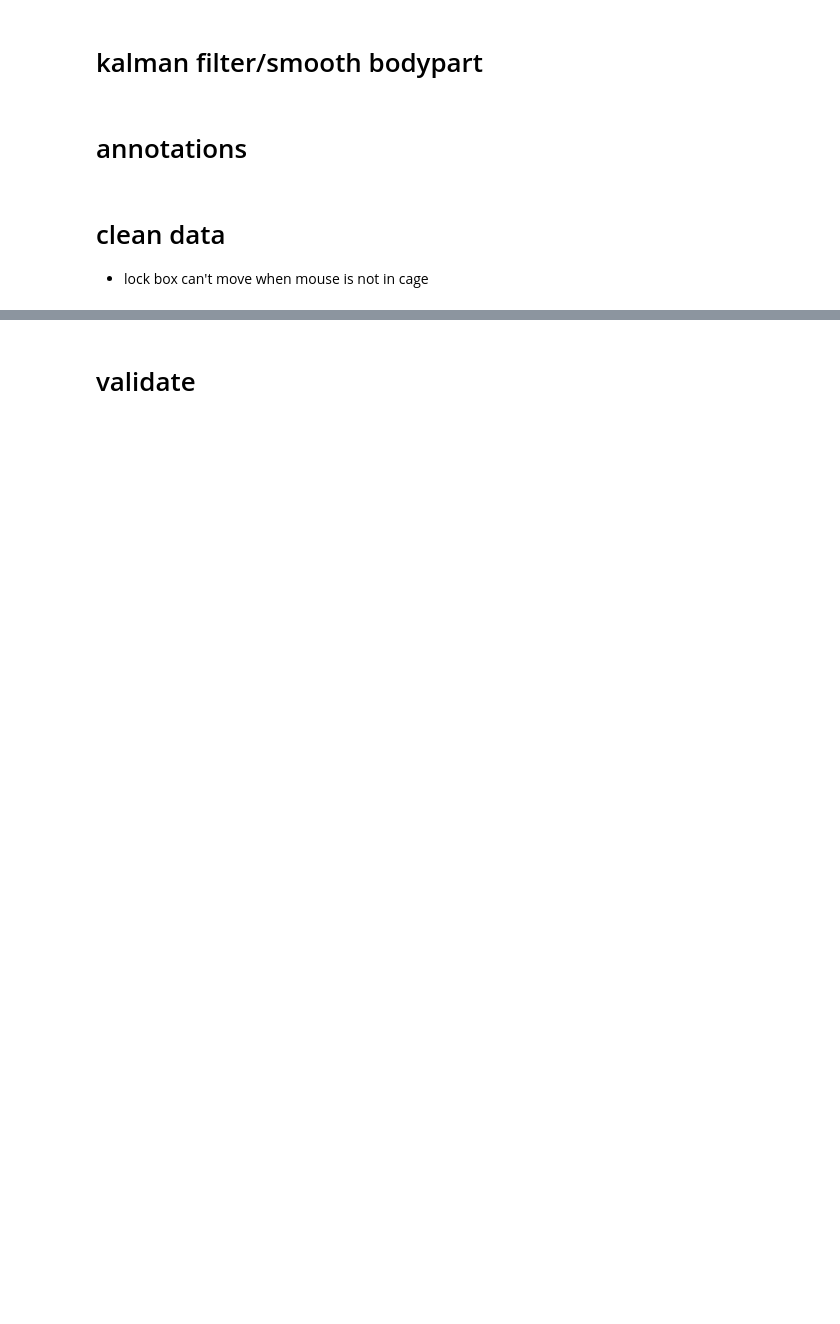
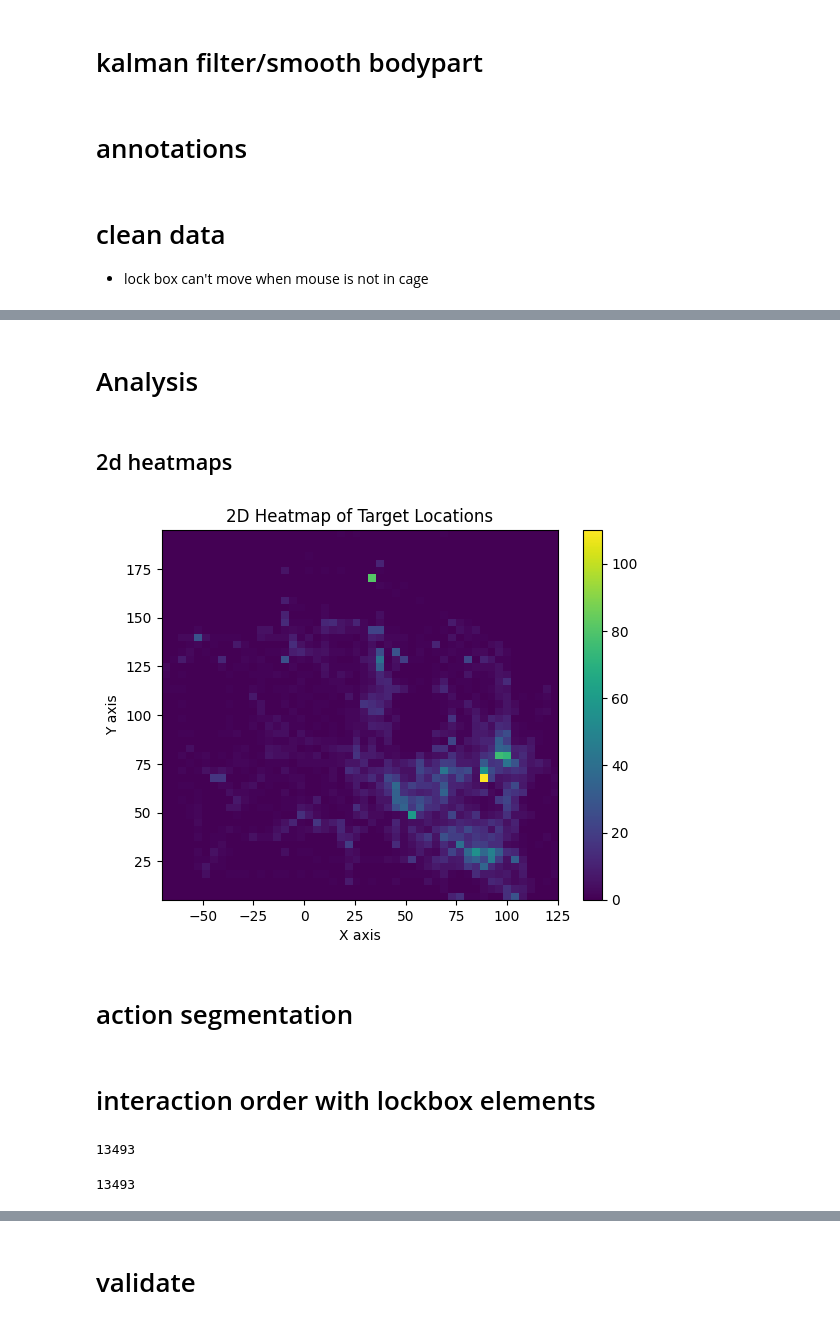
Before and after one commit to BoxedInKehrer/Moused, a Jupyter notebook: pipe.ipynb, the cells around one changed output, grey strips where cells are left out. Cells and saved outputs as stored; diff of their text form; code cells hidden in the pictures; blank space fills up the shorter version.

```diff
--- a/pipe.ipynb
+++ b/pipe.ipynb
@@ -461,5 +464,5 @@ for i in range(len(lever_tip_3d)):
     f4 = extract_xyz(middle_back_3d_clean,i)
 
     a.append(get_angle(f4, f3, hinge, f1)) #angle tip to floor
+    b.append(get_angle(f4, f3, hinge, f2)) #angle tip to floor
     indices.append(i)
-diff_rot = pd.DataFrame({'lower':a}, index=indices)
@@ -531,7 +573,7 @@ for f_ind, f in enumerate(ftrs):
         z_3d = ftr_3d[i].reshape(-1, 1)
 
         # Check if the frame has missing detections
-        if d_f_c[i] > 0.2 and d_s_c[i] > 0.2 and d_t_c[i] > 0.2:
+        if d_f_c[i] > 0.1 and d_s_c[i] > 0.1 and d_t_c[i] > 0.1:
             # Adjust observation noise matrix based on confidence for the current frame
             confidence_combined = np.array([d_f_c[i], d_f_c[i], d_s_c[i], d_s_c[i], d_t_c[i], d_t_c[i]])
             R_t_2d = np.diag(base_r / confidence_combined**n)
@@ -1255,0 +1266,28 @@ test['arr_1']
+# %% [markdown]
+# Analysis
+# %% [markdown]
+## 2d heatmaps
+# %%
+import numpy as np
+import matplotlib.pyplot as plt
+
+# nose_filtered_3d_clean
+mouse_to_track = nose_filtered_3d_clean[(nose_filtered_3d_clean['s_x'] < 200)&(nose_filtered_3d_clean['s_y'] < 200)][['s_x','s_y']]
+# Select two axes for projection, e.g., x and y
+x = mouse_to_track.s_x
+y = mouse_to_track.s_y
+
+# Create a 2D histogram (heatmap)
+heatmap, xedges, yedges = np.histogram2d(x, y, bins=50)
+
+# Plot the heatmap
+plt.imshow(heatmap.T, origin='lower', aspect='auto', extent=[xedges[0], xedges[-1], yedges[0], yedges[-1]])
+plt.colorbar()
+plt.xlabel('X axis')
+plt.ylabel('Y axis')
+plt.title('2D Heatmap of Target Locations')
+plt.show()
+# %% [output]
+[figure, added]
+# %% [markdown]
+# action segmentation
@@ -1255,0 +1354,2 @@ test['arr_1']
+# %% [markdown]
+# interaction order with lockbox elements
@@ -1255,0 +1393,18 @@ test['arr_1']
+# %%
+stick_head_3d_clean['open'] = (stick_head_3d_clean['x'] < -40).astype(int)
+
+stick_open_frame = 0
+test = stick_head_3d_clean#[stick_head_3d_clean.index.isin(interactions[interactions.stick == 1].index)]
+last = 0
+for i in test.index:
+    if test.loc[i].open:
+        print(i)
+    if test.loc[i].open != last:
+        stick_open_frame = i
+        break
+    last = test.loc[i].open
+
+stick_open_frame
+# %% [output]
+13493
+13493
```
Also changed, not shown: parts of 26 cells of this notebook, 23 other files.
